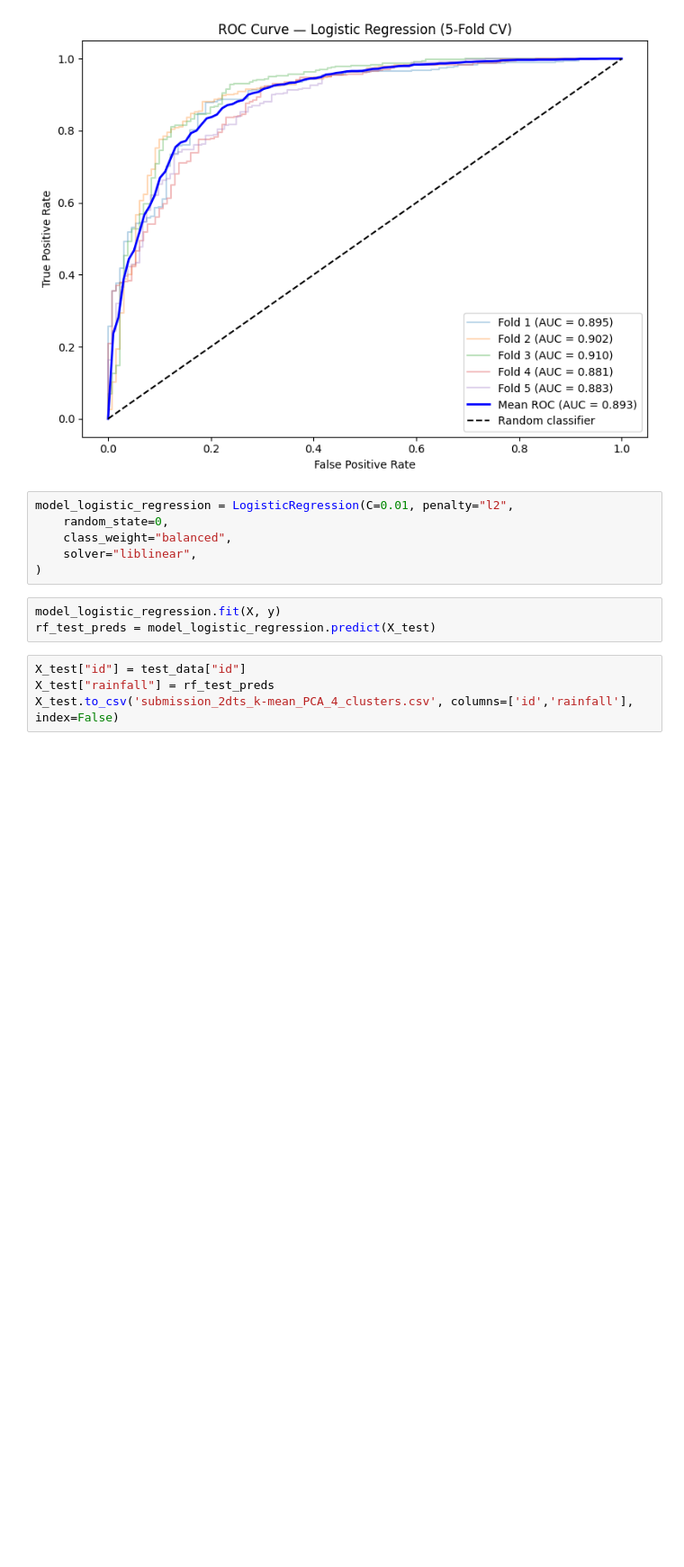
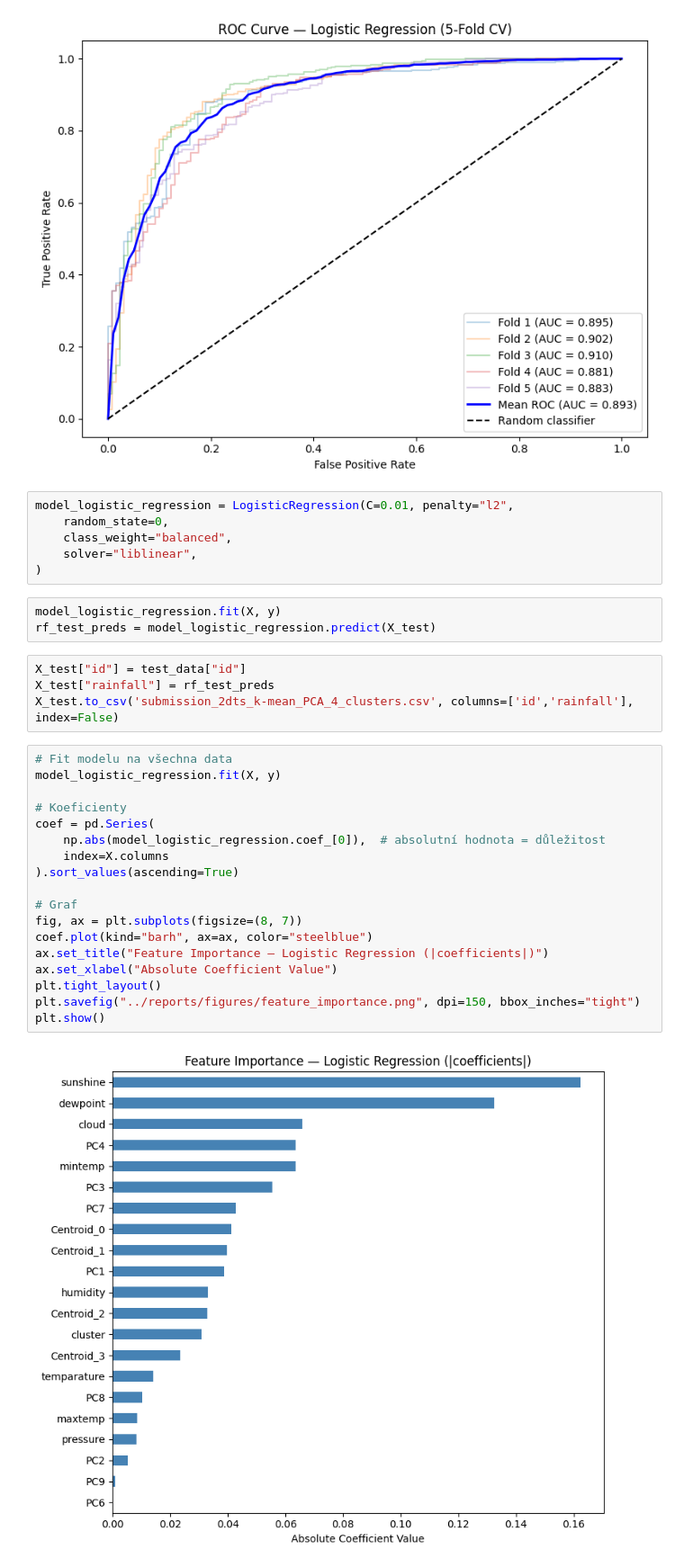
Before and after one commit to zikmundmartin7-lab/Rainfall, a Jupyter notebook: notebooks/05_final_model.ipynb, the cells around one changed output. Shown at 90% size. Drawn from its saved outputs; the diff is of its cells as text; blank space fills up the shorter version.

Commit message:
figures

```diff
--- a/notebooks/05_final_model.ipynb
+++ b/notebooks/05_final_model.ipynb
@@ -847,3 +851,23 @@ rf_test_preds = model_logistic_regression.predict(X_test)
 X_test["id"] = test_data["id"]
 X_test["rainfall"] = rf_test_preds
 X_test.to_csv('submission_2dts_k-mean_PCA_4_clusters.csv', columns=['id','rainfall'], index=False)
+# %%
+# Fit modelu na všechna data
+model_logistic_regression.fit(X, y)
+
+# Koeficienty
+coef = pd.Series(
+    np.abs(model_logistic_regression.coef_[0]),  # absolutní hodnota = důležitost
+    index=X.columns
+).sort_values(ascending=True)
+
+# Graf
+fig, ax = plt.subplots(figsize=(8, 7))
+coef.plot(kind="barh", ax=ax, color="steelblue")
+ax.set_title("Feature Importance — Logistic Regression (|coefficients|)")
+ax.set_xlabel("Absolute Coefficient Value")
+plt.tight_layout()
+plt.savefig("../reports/figures/feature_importance.png", dpi=150, bbox_inches="tight")
+plt.show()
+# %% [output]
+[figure, added]
```
Also changed, not shown: parts of 4 cells of this notebook.
